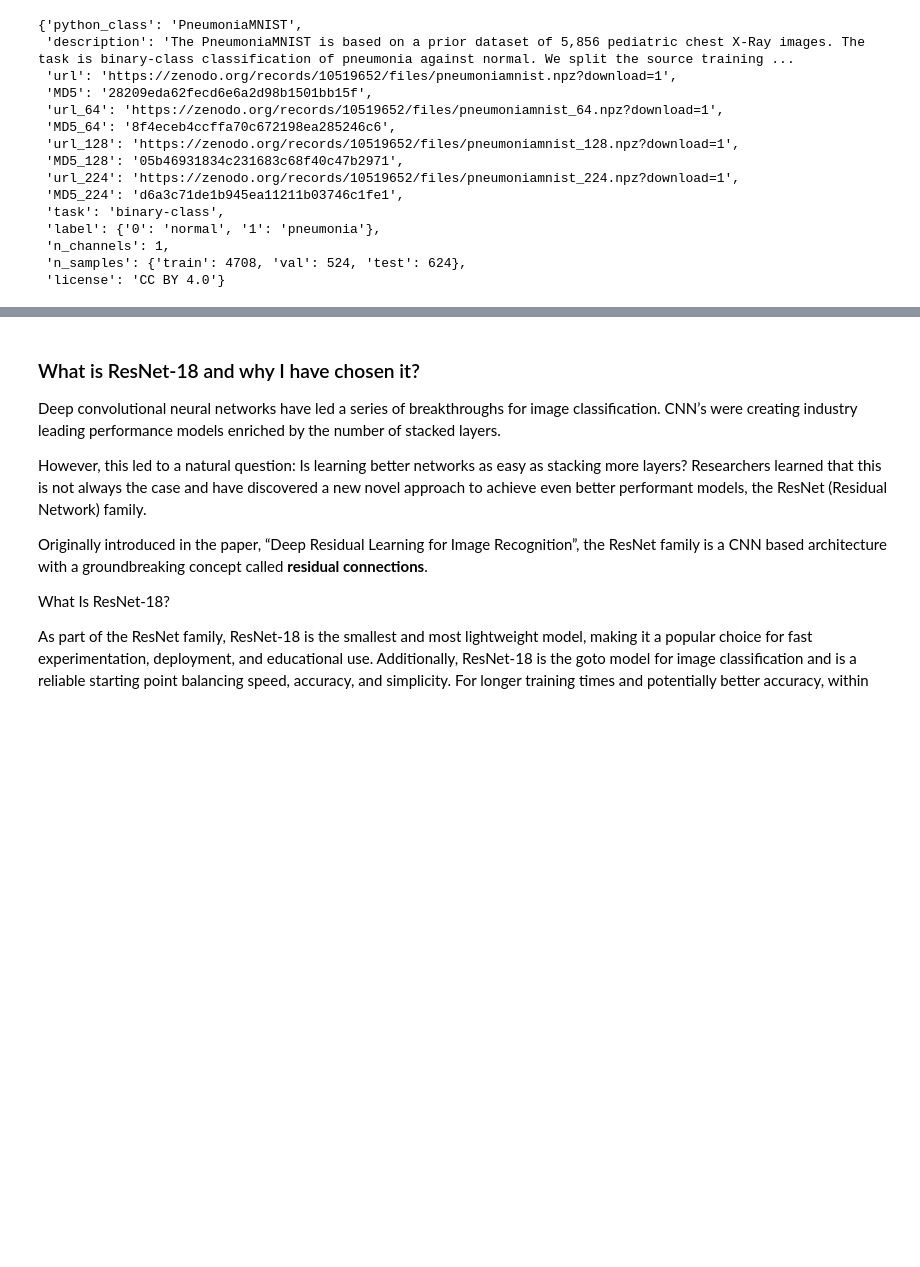
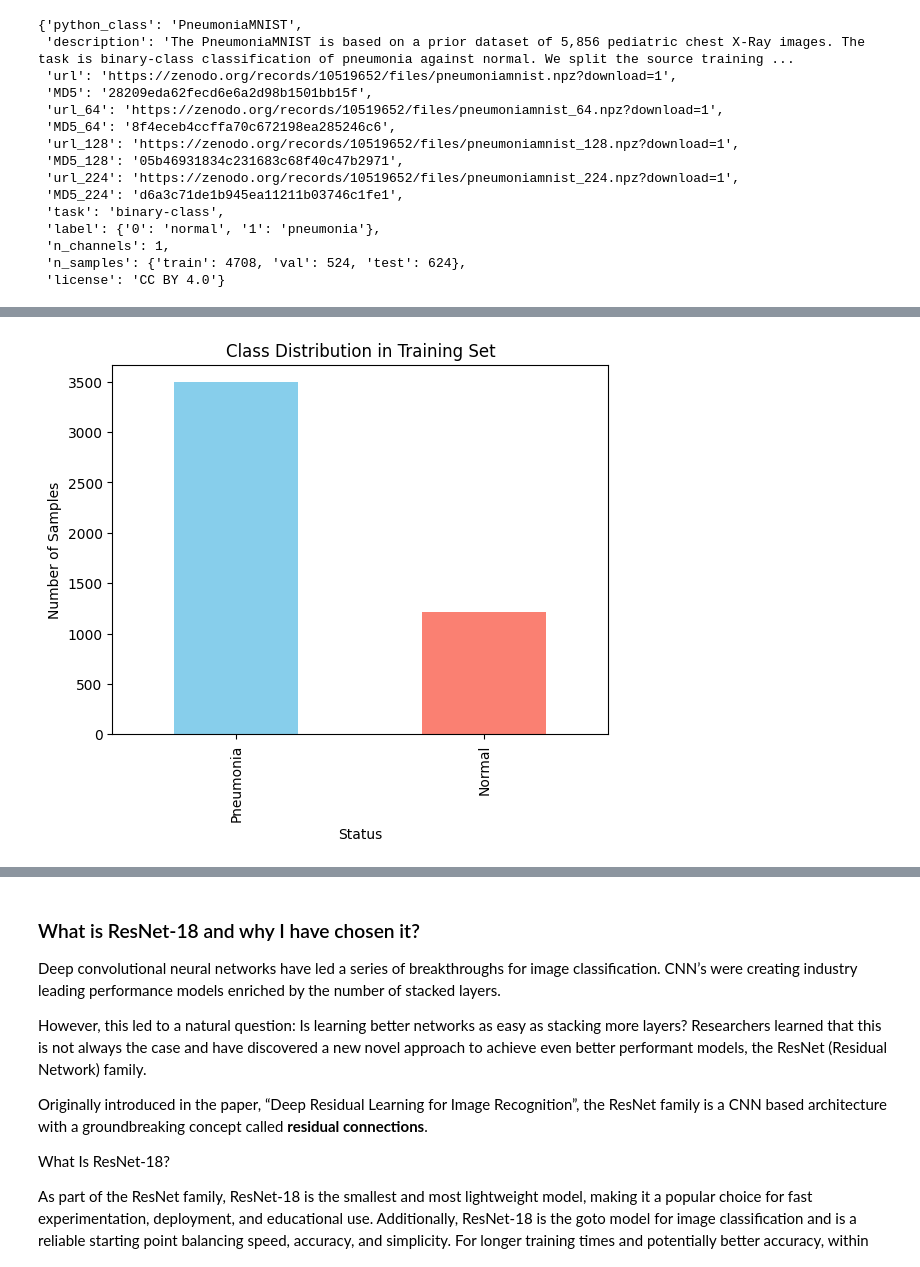
Before and after one commit to ghosts012/Hybrid-Healthcare-Advisory-System, a Jupyter notebook: src/vision_module/train_cnn.ipynb, the cells around one changed output, grey strips where cells are left out. Saved outputs shown, nothing was run; the diff lists cells and outputs as text; code cells hidden in the pictures; blank space fills up the shorter version.

```diff
--- a/src/vision_module/train_cnn.ipynb
+++ b/src/vision_module/train_cnn.ipynb
@@ -101,0 +106,19 @@ info
+# %%
+# 1. Define standard preprocessing
+transform = transforms.Compose([
+    transforms.Resize(224),
+    transforms.Grayscale(num_output_channels=3),
+    transforms.ToTensor(),
+    transforms.Normalize(mean=[.5], std=[.5])
+])
+
+BATCH_SIZE = 32
+
+# 2. Load raw datasets from MedMNIST
+train_dataset = DataClass(split='train', transform=transform, download=True)
+val_dataset = DataClass(split='val', transform=transform, download=True)
+test_dataset = DataClass(split='test', transform=transform, download=True)
+
+print(f"Training samples: {len(train_dataset)}")
+print(f"Validation samples: {len(val_dataset)}")
+print(f"Test samples: {len(test_dataset)}")
@@ -101,0 +142,19 @@ info
+# %%
+def plot_target_distribution(dataset, title):
+    # Extract labels from the dataset
+    labels = [int(y.item()) for x, y in dataset]
+    df = pd.DataFrame(labels, columns=['Label'])
+
+    # Map 0 to Normal and 1 to Pneumonia
+    df['Status'] = df['Label'].map({0: 'Normal', 1: 'Pneumonia'})
+
+    # Plotting
+    counts = df['Status'].value_counts()
+    counts.plot(kind='bar', color=['skyblue', 'salmon'])
+    plt.title(f'Class Distribution in {title} Set')
+    plt.ylabel('Number of Samples')
+    plt.show()
+
+plot_target_distribution(train_dataset, "Training")
+# %% [output]
+[figure, added]
```
Also changed, not shown: parts of 23 cells of this notebook, 13 other files.
